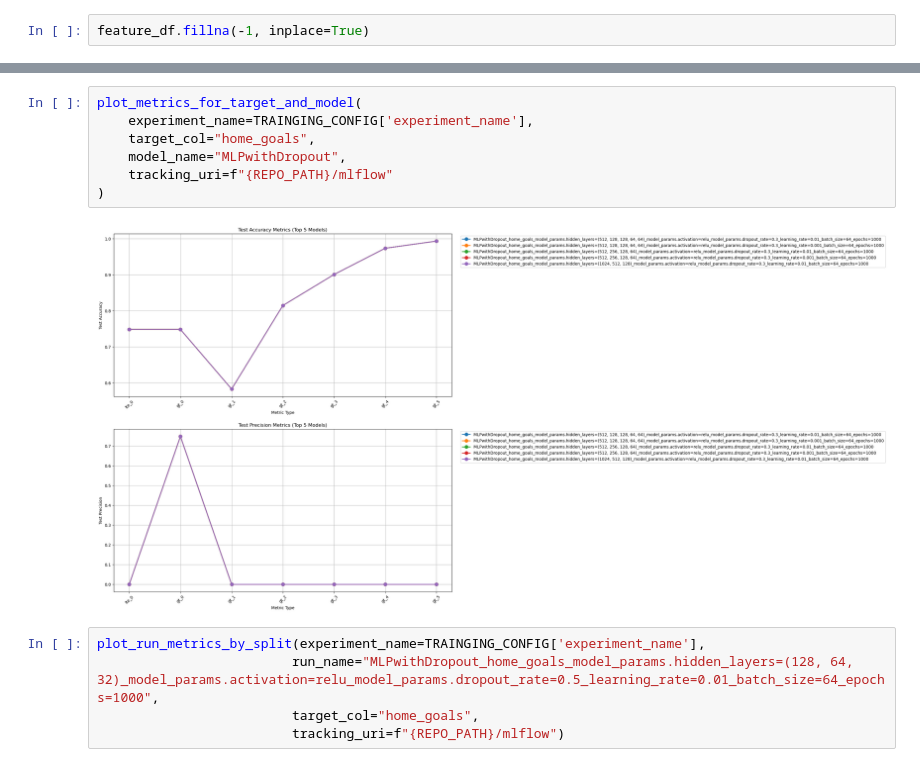
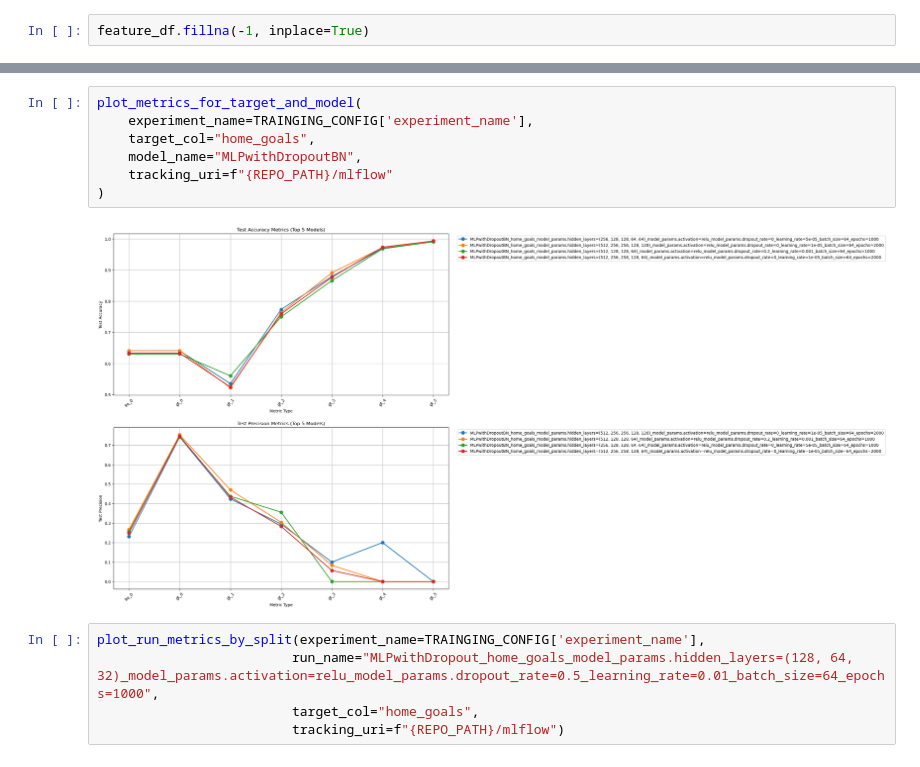
Before and after one commit to 1111111huang/betbot, a Jupyter notebook: notebooks/modeling/deep_nn.ipynb, the cells around one changed output, grey strips where cells are left out. Saved outputs shown, nothing was run; the diff lists cells and outputs as text.

```diff
--- a/notebooks/modeling/deep_nn.ipynb
+++ b/notebooks/modeling/deep_nn.ipynb
@@ -77,12 +92,12 @@ KeyboardInterrupt:
 # %%
 plot_metrics_for_target_and_model(
     experiment_name=TRAINGING_CONFIG['experiment_name'],
     target_col="home_goals",
-    model_name="MLPwithDropout",
+    model_name="MLPwithDropoutBN",
     tracking_uri=f"{REPO_PATH}/mlflow"
 )
 # %% [output]
-[figure, old version]
+[figure, new version]
 # %%
 plot_run_metrics_by_split(experiment_name=TRAINGING_CONFIG['experiment_name'],
                          run_name="MLPwithDropout_home_goals_model_params.hidden_layers=(128, 64, 32)_model_params.activation=relu_model_params.dropout_rate=0.5_learning_rate=0.01_batch_size=64_epochs=1000",
```
Also changed, not shown: parts of 4 cells of this notebook.
